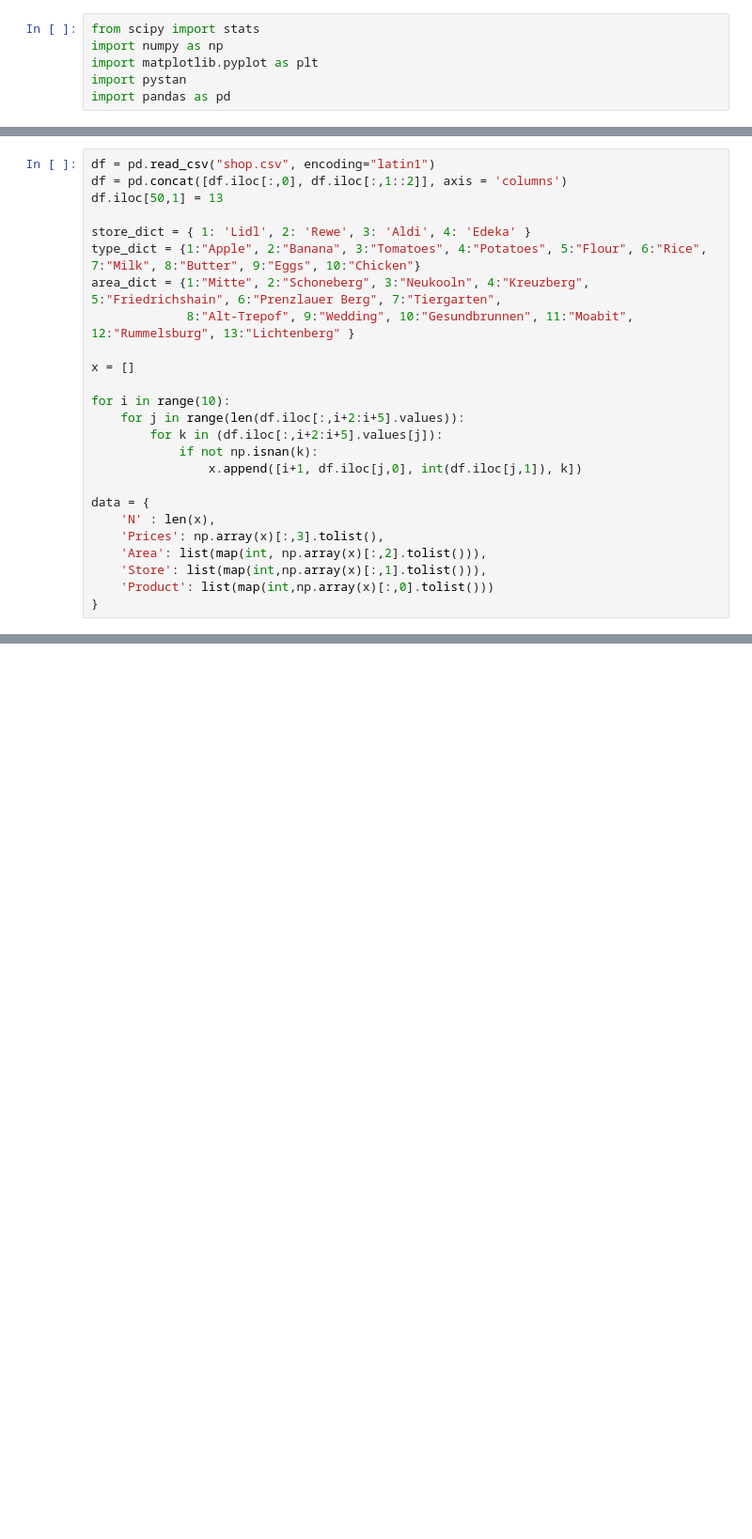
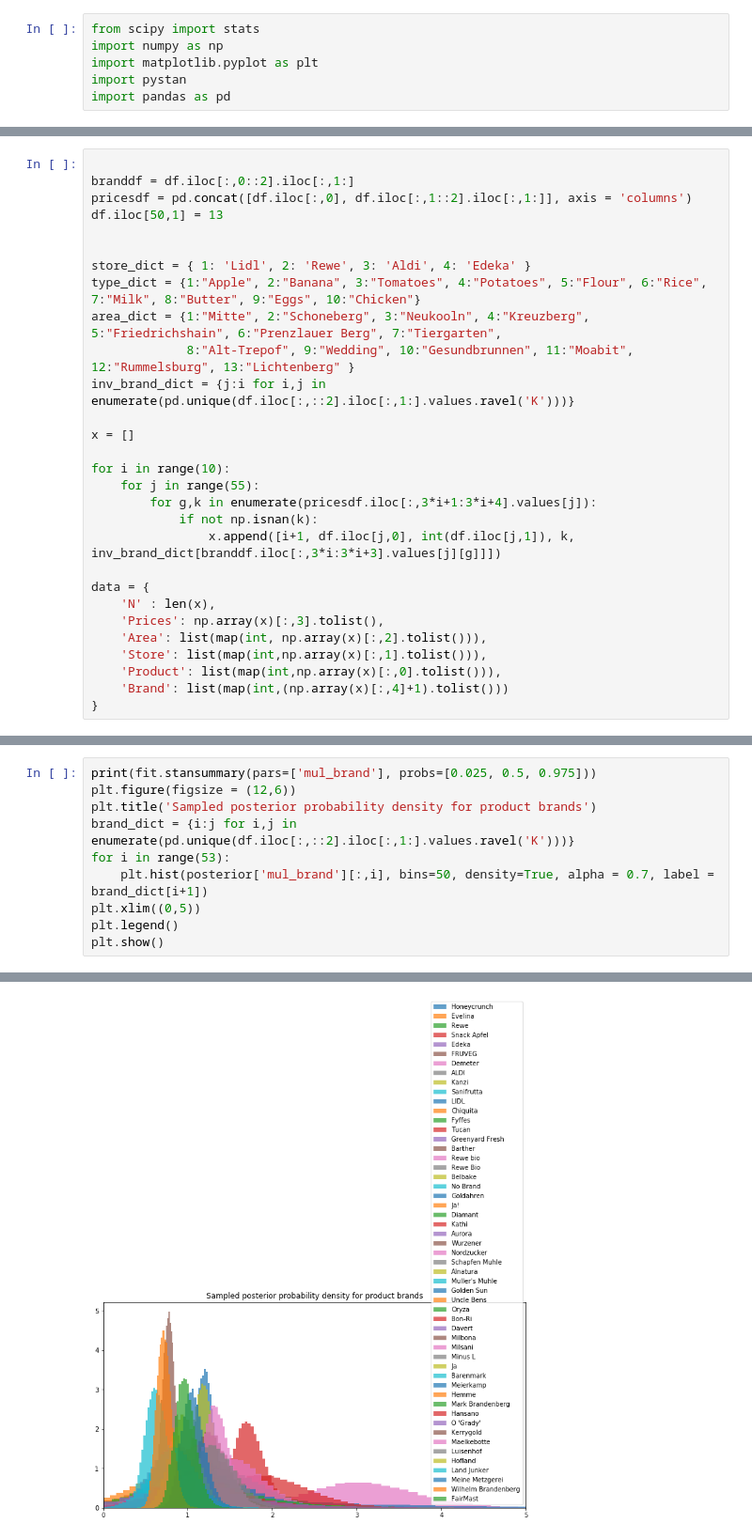
Before and after one commit to thetruejacob/CS146, a Jupyter notebook: LBA/LBA.ipynb, the cells around one changed output, grey strips where cells are left out. Shown at 94% size. Saved outputs shown, nothing was run; the diff lists cells and outputs as text; blank space fills up the shorter version.

```diff
--- a/LBA/LBA.ipynb
+++ b/LBA/LBA.ipynb
@@ -7,25 +127,29 @@ import pandas as pd
 # %%
-df = pd.read_csv("shop.csv", encoding="latin1")
-df = pd.concat([df.iloc[:,0], df.iloc[:,1::2]], axis = 'columns')
+
+branddf = df.iloc[:,0::2].iloc[:,1:]
+pricesdf = pd.concat([df.iloc[:,0], df.iloc[:,1::2].iloc[:,1:]], axis = 'columns')
 df.iloc[50,1] = 13
+
 
 store_dict = { 1: 'Lidl', 2: 'Rewe', 3: 'Aldi', 4: 'Edeka' }
 type_dict = {1:"Apple", 2:"Banana", 3:"Tomatoes", 4:"Potatoes", 5:"Flour", 6:"Rice", 7:"Milk", 8:"Butter", 9:"Eggs", 10:"Chicken"}
 area_dict = {1:"Mitte", 2:"Schoneberg", 3:"Neukooln", 4:"Kreuzberg", 5:"Friedrichshain", 6:"Prenzlauer Berg", 7:"Tiergarten",
              8:"Alt-Trepof", 9:"Wedding", 10:"Gesundbrunnen", 11:"Moabit", 12:"Rummelsburg", 13:"Lichtenberg" }
+inv_brand_dict = {j:i for i,j in enumerate(pd.unique(df.iloc[:,::2].iloc[:,1:].values.ravel('K')))}
 
 x = []
 
 for i in range(10):
-    for j in range(len(df.iloc[:,i+2:i+5].values)):
-        for k in (df.iloc[:,i+2:i+5].values[j]):
+    for j in range(55):
+        for g,k in enumerate(pricesdf.iloc[:,3*i+1:3*i+4].values[j]):
             if not np.isnan(k):
-                x.append([i+1, df.iloc[j,0], int(df.iloc[j,1]), k])
+                x.append([i+1, df.iloc[j,0], int(df.iloc[j,1]), k, inv_brand_dict[branddf.iloc[:,3*i:3*i+3].values[j][g]]])
 
 data = {
     'N' : len(x),
     'Prices': np.array(x)[:,3].tolist(),
     'Area': list(map(int, np.array(x)[:,2].tolist())),
     'Store': list(map(int,np.array(x)[:,1].tolist())),
-    'Product': list(map(int,np.array(x)[:,0].tolist()))
+    'Product': list(map(int,np.array(x)[:,0].tolist())),
+    'Brand': list(map(int,(np.array(x)[:,4]+1).tolist()))
 }
@@ -122,0 +310,11 @@ array([1.09028564, 1.18425755, 1.17617156, ..., 1.18665916, 1.14188163,
+# %%
+print(fit.stansummary(pars=['mul_brand'], probs=[0.025, 0.5, 0.975]))
+plt.figure(figsize = (12,6))
+plt.title('Sampled posterior probability density for product brands')
+brand_dict = {i:j for i,j in enumerate(pd.unique(df.iloc[:,::2].iloc[:,1:].values.ravel('K')))}
+for i in range(53):
+    plt.hist(posterior['mul_brand'][:,i], bins=50, density=True, alpha = 0.7, label = brand_dict[i+1])
+plt.xlim((0,5))
+plt.legend()
+plt.show()
+# %% [output]
@@ -122,0 +338 @@ array([1.09028564, 1.18425755, 1.17617156, ..., 1.18665916, 1.14188163,
+[figure, added]
```
Also changed, not shown: parts of 17 cells of this notebook, 4 other files.
